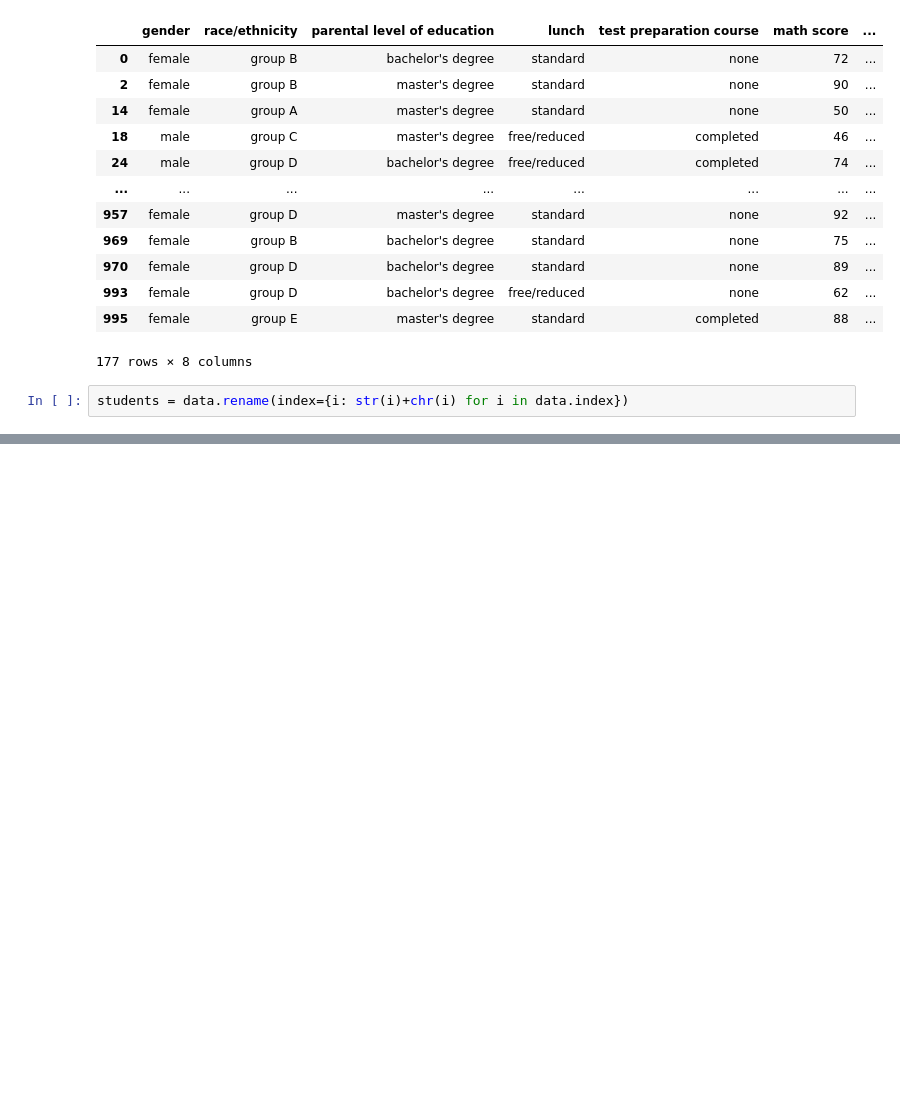
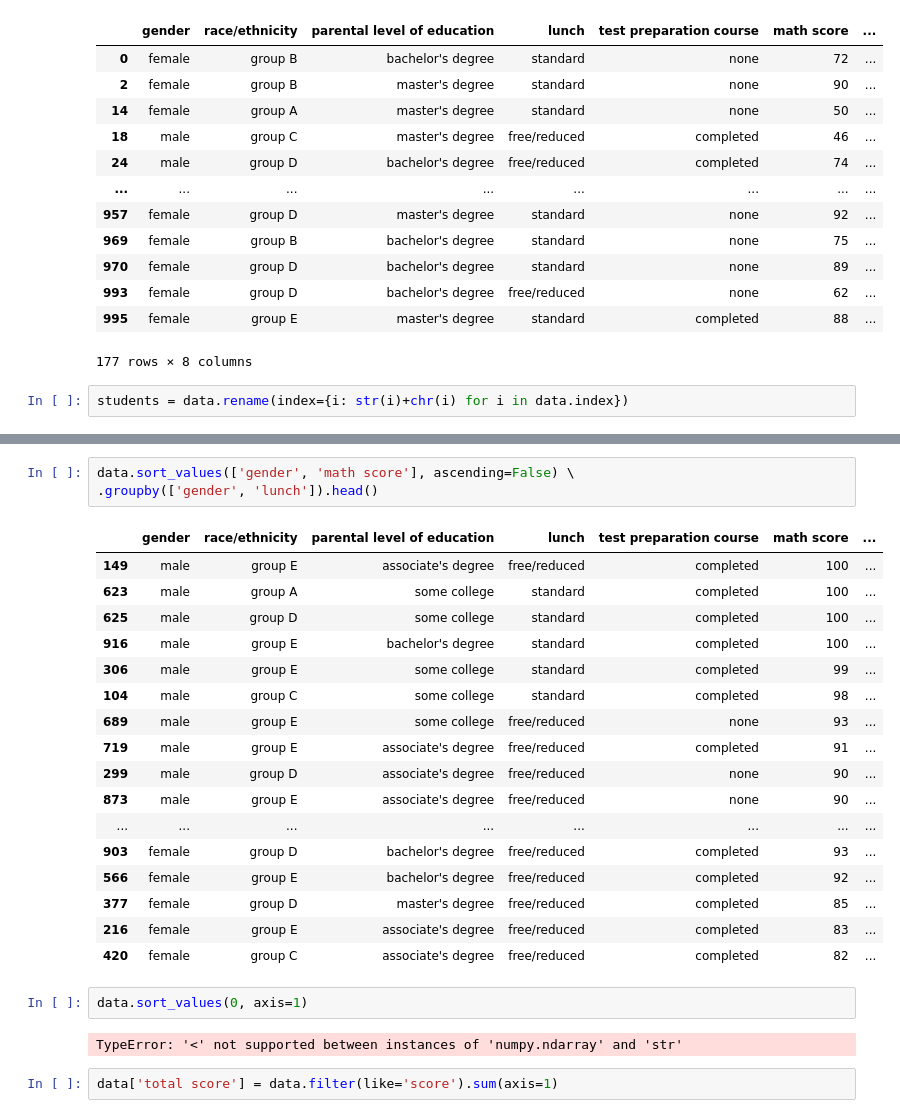
Before and after one commit to AndreyKurdyubov/Stepik_introML, a Jupyter notebook: Stepik_IntroML_1.ipynb, the cells around one changed output, grey strips where cells are left out. Saved outputs shown, nothing was run; the diff lists cells and outputs as text; blank space fills up the shorter version.

```diff
--- a/Stepik_IntroML_1.ipynb
+++ b/Stepik_IntroML_1.ipynb
@@ -414,0 +522,27 @@ TypeError: Keyword arguments `items`, `like`, or `regex` are mutually exclusive
+# %%
+data.sort_values(['gender', 'math score'], ascending=False) \
+.groupby(['gender', 'lunch']).head()
+# %% [output]
+|  | gender | race/ethnicity | parental level of education | lunch | test preparation course | math score | ... |
+| 149 | male | group E | associate's degree | free/reduced | completed | 100 | ... |
+| 623 | male | group A | some college | standard | completed | 100 | ... |
+| 625 | male | group D | some college | standard | completed | 100 | ... |
+| 916 | male | group E | bachelor's degree | standard | completed | 100 | ... |
+| 306 | male | group E | some college | standard | completed | 99 | ... |
+| 104 | male | group C | some college | standard | completed | 98 | ... |
+| 689 | male | group E | some college | free/reduced | none | 93 | ... |
+| 719 | male | group E | associate's degree | free/reduced | completed | 91 | ... |
+| 299 | male | group D | associate's degree | free/reduced | none | 90 | ... |
+| 873 | male | group E | associate's degree | free/reduced | none | 90 | ... |
+| ... | ... | ... | ... | ... | ... | ... | ... |
+| 903 | female | group D | bachelor's degree | free/reduced | completed | 93 | ... |
+| 566 | female | group E | bachelor's degree | free/reduced | completed | 92 | ... |
+| 377 | female | group D | master's degree | free/reduced | completed | 85 | ... |
+| 216 | female | group E | associate's degree | free/reduced | completed | 83 | ... |
+| 420 | female | group C | associate's degree | free/reduced | completed | 82 | ... |
+# %%
+data.sort_values(0, axis=1)
+# %% [output]
+TypeError: '<' not supported between instances of 'numpy.ndarray' and 'str'
+# %%
+data['total score'] = data.filter(like='score').sum(axis=1)
```
Also changed, not shown: parts of 40 cells of this notebook, 3 other files.
